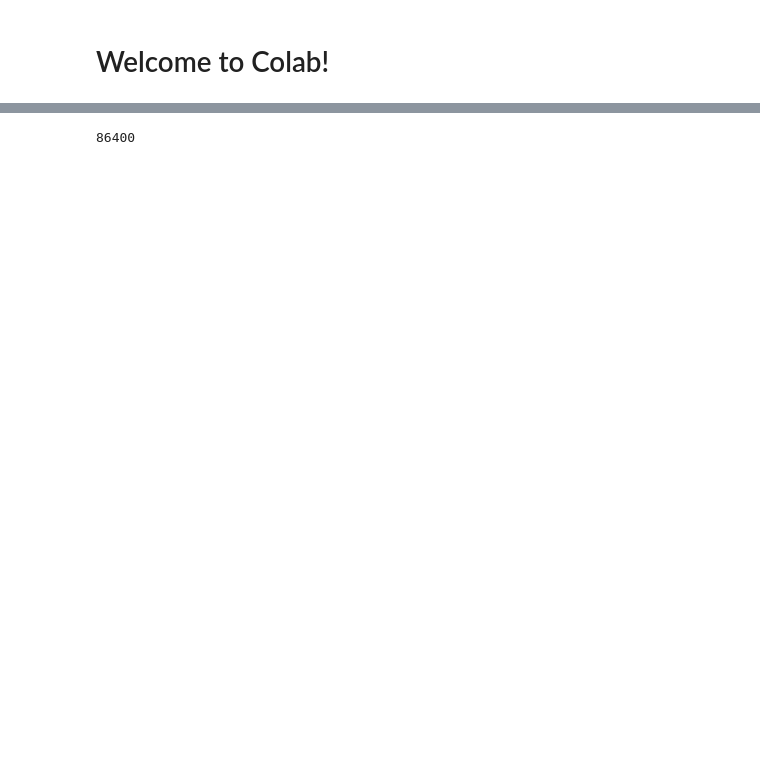
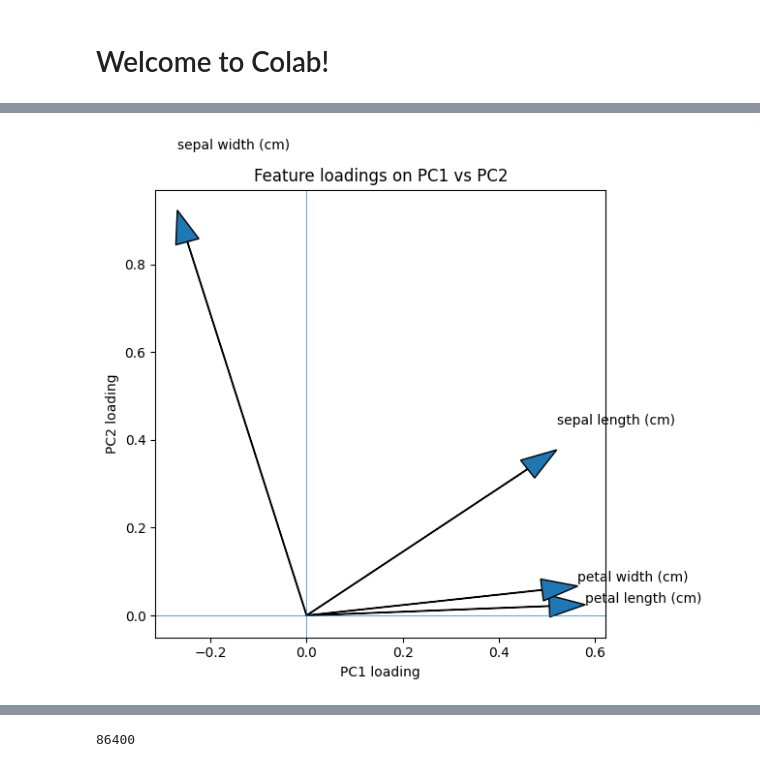
Before and after one commit to AditiKarn1/Data_science_lab, a Jupyter notebook: Data_science_lab.ipynb, the cells around one changed output, grey strips where cells are left out. Saved outputs shown, nothing was run; the diff lists cells and outputs as text; code cells hidden in the pictures; blank space fills up the shorter version.

```diff
--- a/Data_science_lab.ipynb
+++ b/Data_science_lab.ipynb
@@ -4,0 +36,7 @@
+# %%
+loadings=pd.DataFrame(
+    pca.components_.T,
+    columns=[f"PC{i+1}" for i in range(pca.n_components_)],
+    index=X.columns
+)
+loadings
@@ -5,3 +63,18 @@
+# %%
+#loadings plot
+plt.figure(figsize=(6,6))
+for i, feature in enumerate(X.columns):
+    plt.arrow(0, 0, loadings.iloc[i]['PC1'],loadings.iloc[i]['PC2'],
+              head_width=0.05, length_includes_head=True)
+    plt.text(loadings.iloc[i]['PC1'], loadings.iloc[i]['PC2']*1.15, feature)
+plt.axhline(0,linewidth=0.5)
+plt.axvline(0,linewidth=0.5)
+plt.xlabel('PC1 loading')
+plt.ylabel('PC2 loading')
+plt.title('Feature loadings on PC1 vs PC2')
+plt.show()
+# %% [output]
+[figure, added]
 # %% [markdown]
 ## Google Colab is available in VS Code!
 ![logo.webp](embedded-picture-1)
```
Also changed, not shown: parts of 30 cells of this notebook.
